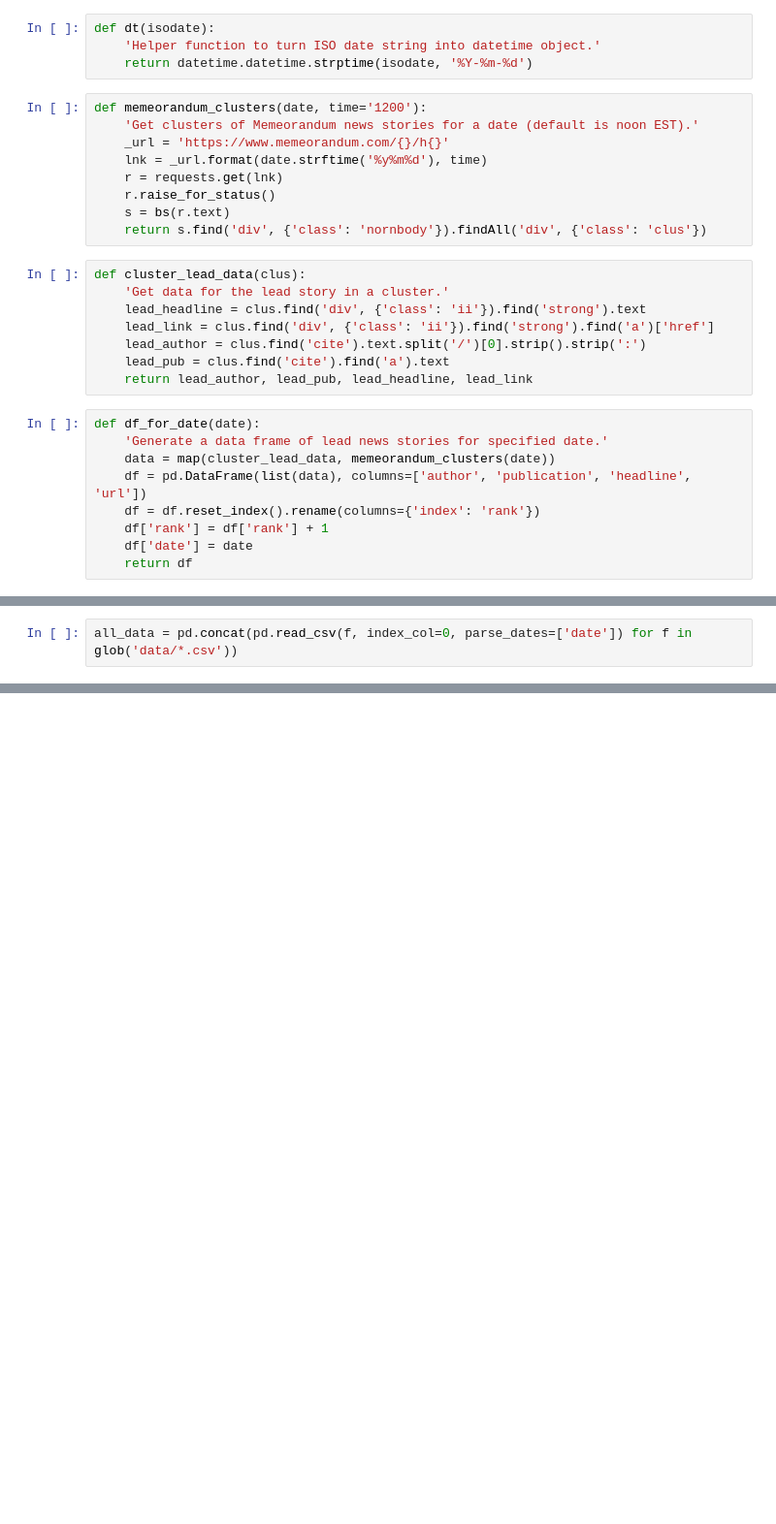
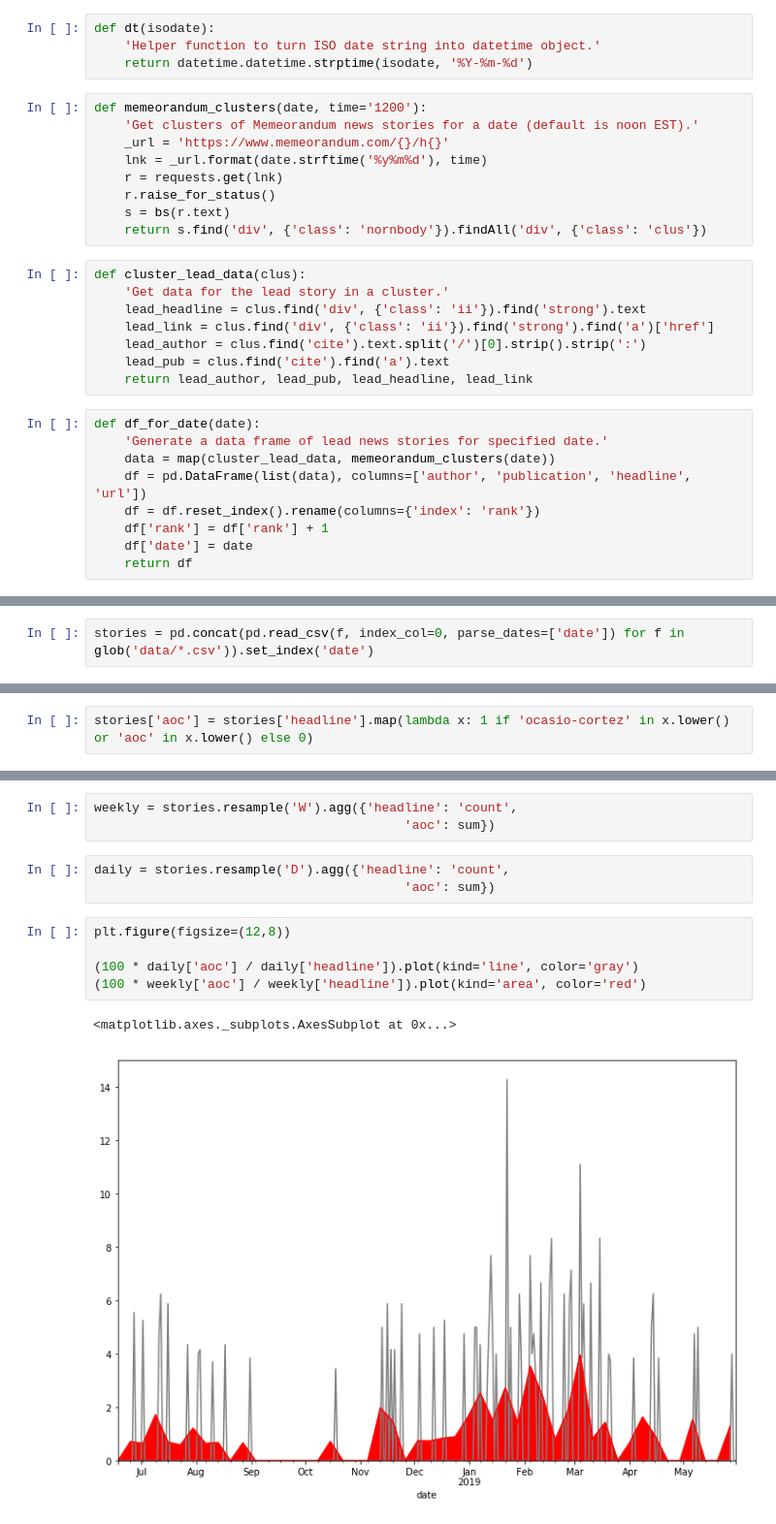
Before and after one commit to jboynyc/aoc_headlines, a Jupyter notebook: AOC_headlines.ipynb, the cells around one changed output, grey strips where cells are left out. Shown at 97% size. Drawn from its saved outputs; the diff is of its cells as text; blank space fills up the shorter version.

Commit message:
Update analysis and create nicer plot.

```diff
--- a/AOC_headlines.ipynb
+++ b/AOC_headlines.ipynb
@@ -45,4 +46,4 @@ for date in pd.date_range('2018-06-19', '2019-01-21'):
     if not os.path.exists(outfile):
         df_for_date(date).to_csv(outfile, encoding='utf8')
 # %%
-all_data = pd.concat(pd.read_csv(f, index_col=0, parse_dates=['date']) for f in glob('data/*.csv'))
+stories = pd.concat(pd.read_csv(f, index_col=0, parse_dates=['date']) for f in glob('data/*.csv')).set_index('date')
@@ -85,0 +50,2 @@ lead_stories.resample('W').agg({'aoc': lambda x: sum(1 if i else 0 for i in x)})
+# %%
+stories['aoc'] = stories['headline'].map(lambda x: 1 if 'ocasio-cortez' in x.lower() or 'aoc' in x.lower() else 0)
@@ -85,0 +60,14 @@ lead_stories.resample('W').agg({'aoc': lambda x: sum(1 if i else 0 for i in x)})
+# %%
+weekly = stories.resample('W').agg({'headline': 'count',
+                                         'aoc': sum})
+# %%
+daily = stories.resample('D').agg({'headline': 'count',
+                                         'aoc': sum})
+# %%
+plt.figure(figsize=(12,8))
+
+(100 * daily['aoc'] / daily['headline']).plot(kind='line', color='gray')
+(100 * weekly['aoc'] / weekly['headline']).plot(kind='area', color='red')
+# %% [output]
+<matplotlib.axes._subplots.AxesSubplot at 0x...>
+[figure, added]
```
Also changed, not shown: parts of 9 cells of this notebook.
